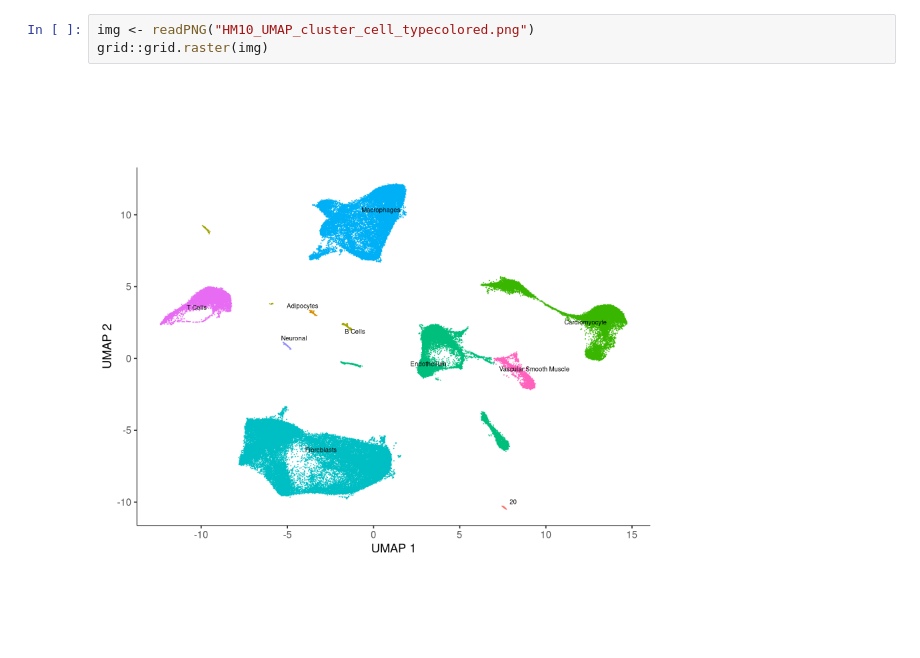
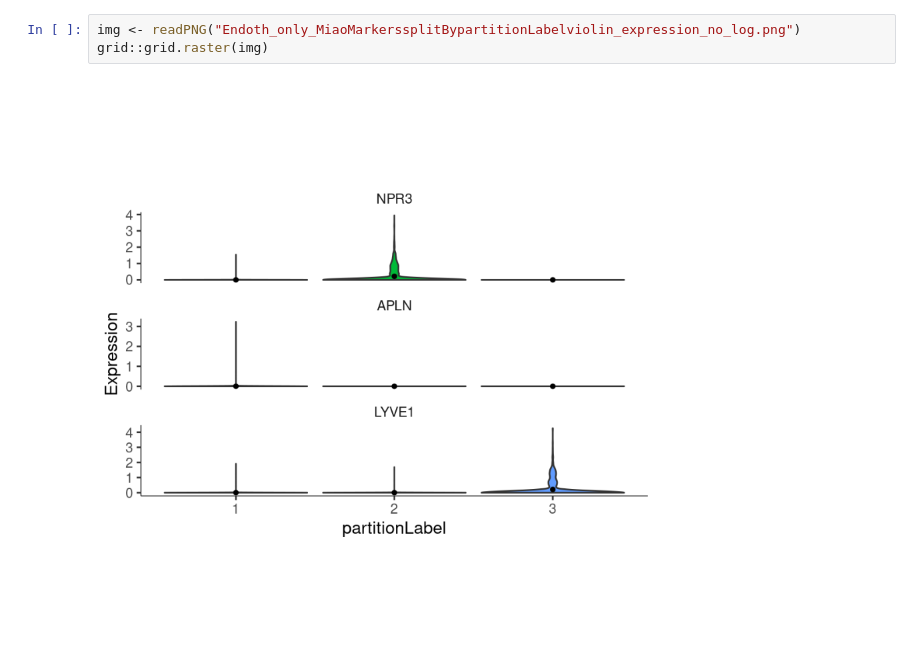
Before and after one commit to Daread/CSE512_David_Read_HW2, a Jupyter notebook: David_Read_CSE512_HW2.ipynb, the cells around one changed output. Drawn from its saved outputs; the diff is of its cells as text.

Commit message:
Test all images showing

```diff
--- a/David_Read_CSE512_HW2.ipynb
+++ b/David_Read_CSE512_HW2.ipynb
@@ -14,5 +27,5 @@ grid::grid.raster(img)
 # %%
-img <- readPNG("HM10_UMAP_cluster_cell_typecolored.png")
+img <- readPNG("Endoth_only_MiaoMarkerssplitBypartitionLabelviolin_expression_no_log.png")
 grid::grid.raster(img)
 # %% [output]
-[figure, old version]
+[figure, new version]
```
Also changed, not shown: parts of 14 cells of this notebook.
